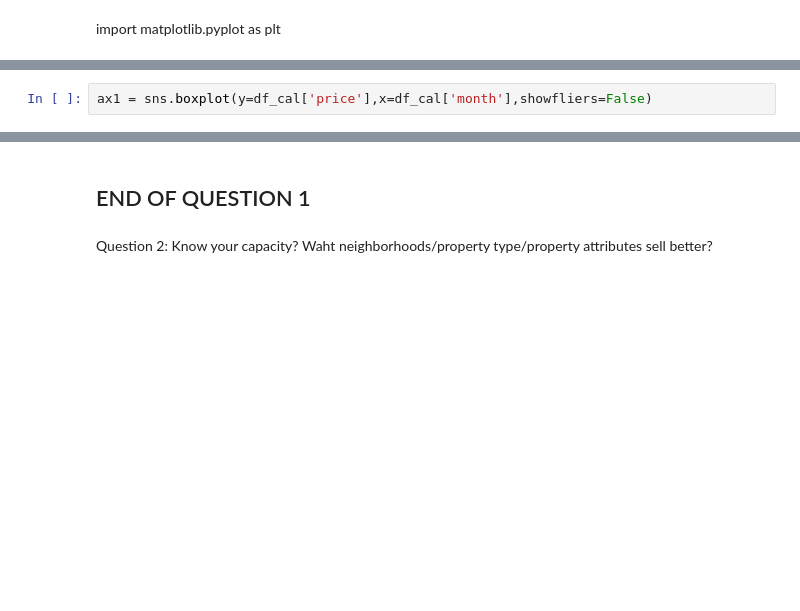
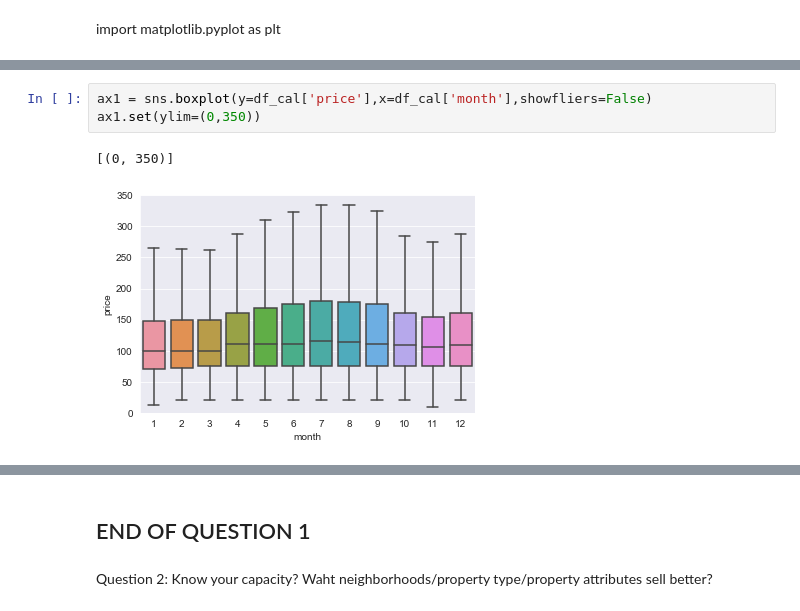
Before and after one commit to OceanSeventyTwo/DSND_Term2, a Jupyter notebook: project_files/AirBnB/Blog AirBnB.ipynb, the cells around one changed output, grey strips where cells are left out. Saved outputs shown, nothing was run; the diff lists cells and outputs as text; blank space fills up the shorter version.

```diff
--- a/project_files/AirBnB/Blog AirBnB.ipynb
+++ b/project_files/AirBnB/Blog AirBnB.ipynb
@@ -299,5 +330,9 @@ ax1 = sns.boxplot(y=df_cal['price'],x=df_cal['month'],)
 # %%
 ax1 = sns.boxplot(y=df_cal['price'],x=df_cal['month'],showfliers=False)
+ax1.set(ylim=(0,350))
+# %% [output]
+[(0, 350)]
+[figure, added]
 # %%
 mod = ols('price ~ month',data=df_cal).fit()
 aov_table = sm.stats.anova_lm(mod, typ=2)
```
Also changed, not shown: parts of 36 cells of this notebook, 1 other file.
